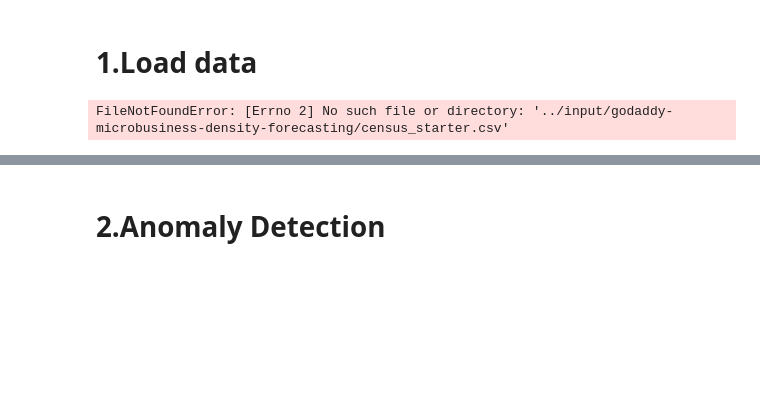
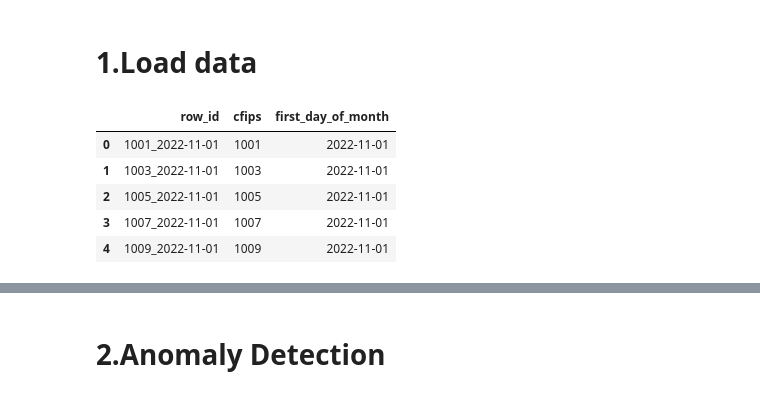
Before and after one commit to ArtemBoltaev/microbisuness_density_forecasting_kaggle, a Jupyter notebook: notebooks/godaddy-tune-catboost-by-jst.ipynb, the cells around one changed output, grey strips where cells are left out. Cells and saved outputs as stored; diff of their text form; code cells hidden in the pictures; blank space fills up the shorter version.

```diff
--- a/notebooks/godaddy-tune-catboost-by-jst.ipynb
+++ b/notebooks/godaddy-tune-catboost-by-jst.ipynb
@@ -21,40 +19,18 @@ SAMPLE_SUBMISSION_RAW_PATH = DATA_PATH / "raw/sample_submission.csv"
 
 DATA_PROCESSED_PATH = DATA_PATH / "processed"
 # %%
-census = pd.read_csv(DATA_PATH + "raw/census_starter.csv")
-train = pd.read_csv(DATA_PATH + "raw/train.csv")
-reaveal_test = pd.read_csv(DATA_PATH + "raw/revealed_test.csv")
-
-train = (
-    pd.concat([train, reaveal_test])
-    .sort_values(by=["cfips", "first_day_of_month"])
-    .reset_index()
-)
-
-test = pd.read_csv(DATA_PATH + "raw/test.csv")
-drop_index = (test.first_day_of_month == "2022-11-01") | (
-    test.first_day_of_month == "2022-12-01"
-)
-test = test.loc[~drop_index, :]
-
-sub = pd.read_csv(DATA_PATH + "sample_submission.csv")
-coords = pd.read_csv("/kaggle/input/usa-counties-coordinates/cfips_location.csv")
-print(train.shape, test.shape, sub.shape)
-
-train["istest"] = 0
-test["istest"] = 1
-raw = pd.concat((train, test)).sort_values(["cfips", "row_id"]).reset_index(drop=True)
-raw = raw.merge(coords.drop("name", axis=1), on="cfips")
-
-raw["state_i1"] = raw["state"].astype("category")
-raw["county_i1"] = raw["county"].astype("category")
-raw["first_day_of_month"] = pd.to_datetime(raw["first_day_of_month"])
-raw["county"] = raw.groupby("cfips")["county"].ffill()
-raw["state"] = raw.groupby("cfips")["state"].ffill()
-raw["dcount"] = raw.groupby(["cfips"])["row_id"].cumcount()
-raw["county_i"] = (raw["county"] + raw["state"]).factorize()[0]
-raw["state_i"] = raw["state"].factorize()[0]
-raw["scale"] = (raw["first_day_of_month"] - raw["first_day_of_month"].min()).dt.days
-raw["scale"] = raw["scale"].factorize()[0]
+census = pd.read_csv(DATA_PATH / "raw/census_starter.csv")
+train = pd.read_csv(DATA_PATH / "raw/train.csv")
+reaveal_test = pd.read_csv(DATA_PATH / "raw/revealed_test.csv")
+test = pd.read_csv(DATA_PATH / "raw/test.csv")
+sub = pd.read_csv(DATA_PATH / "raw/sample_submission.csv")
+coords = pd.read_csv(DATA_PATH / "external/cfips_location.csv")
-# %% [output]
-FileNotFoundError: [Errno 2] No such file or directory: '../input/godaddy-microbusiness-density-forecasting/census_starter.csv'
+# %%
+test.head()
+# %% [output]
+|  | row_id | cfips | first_day_of_month |
+| 0 | 1001_2022-11-01 | 1001 | 2022-11-01 |
+| 1 | 1003_2022-11-01 | 1003 | 2022-11-01 |
+| 2 | 1005_2022-11-01 | 1005 | 2022-11-01 |
+| 3 | 1007_2022-11-01 | 1007 | 2022-11-01 |
+| 4 | 1009_2022-11-01 | 1009 | 2022-11-01 |
```
Also changed, not shown: parts of 21 cells of this notebook, 15 other files.
